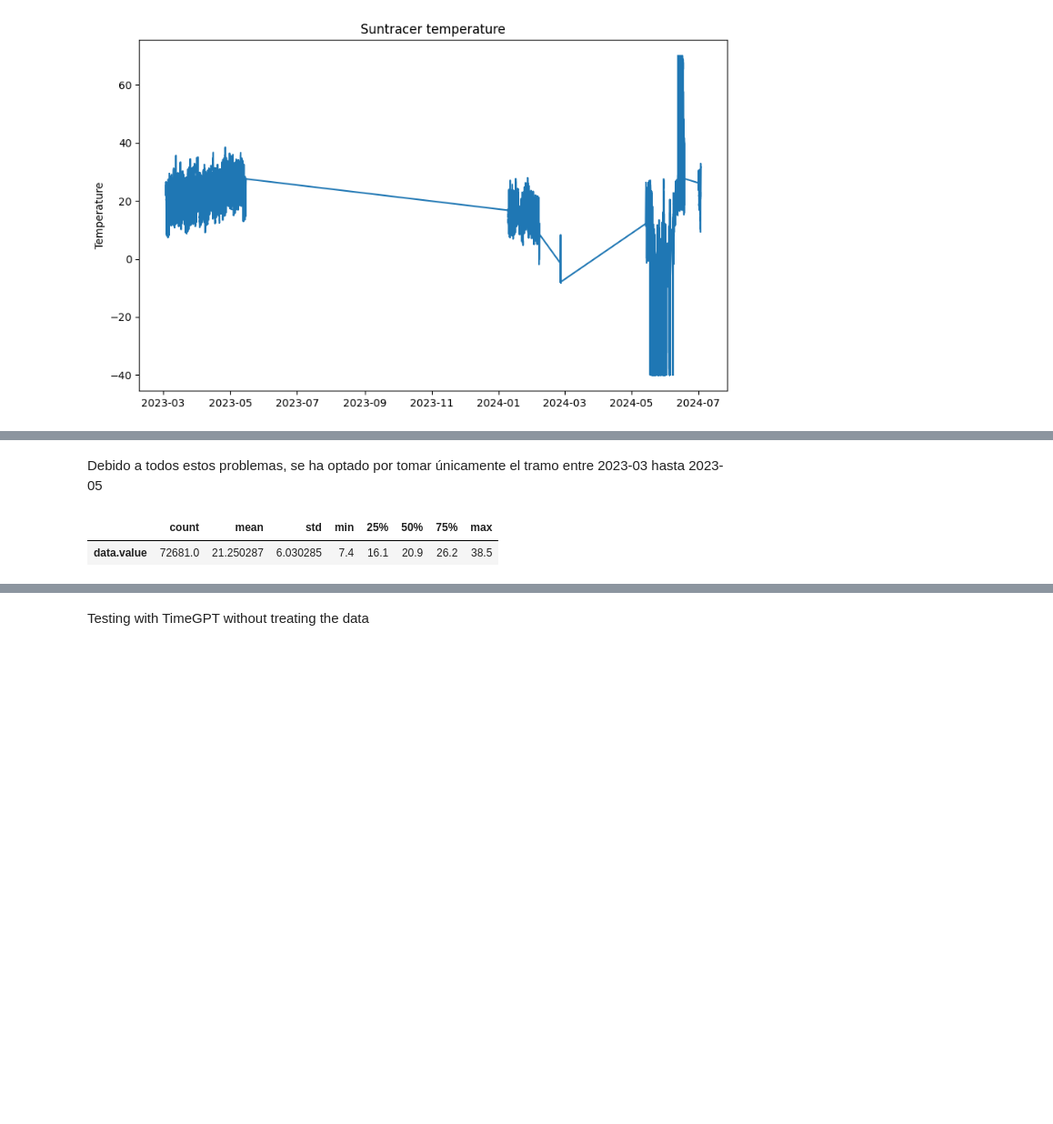
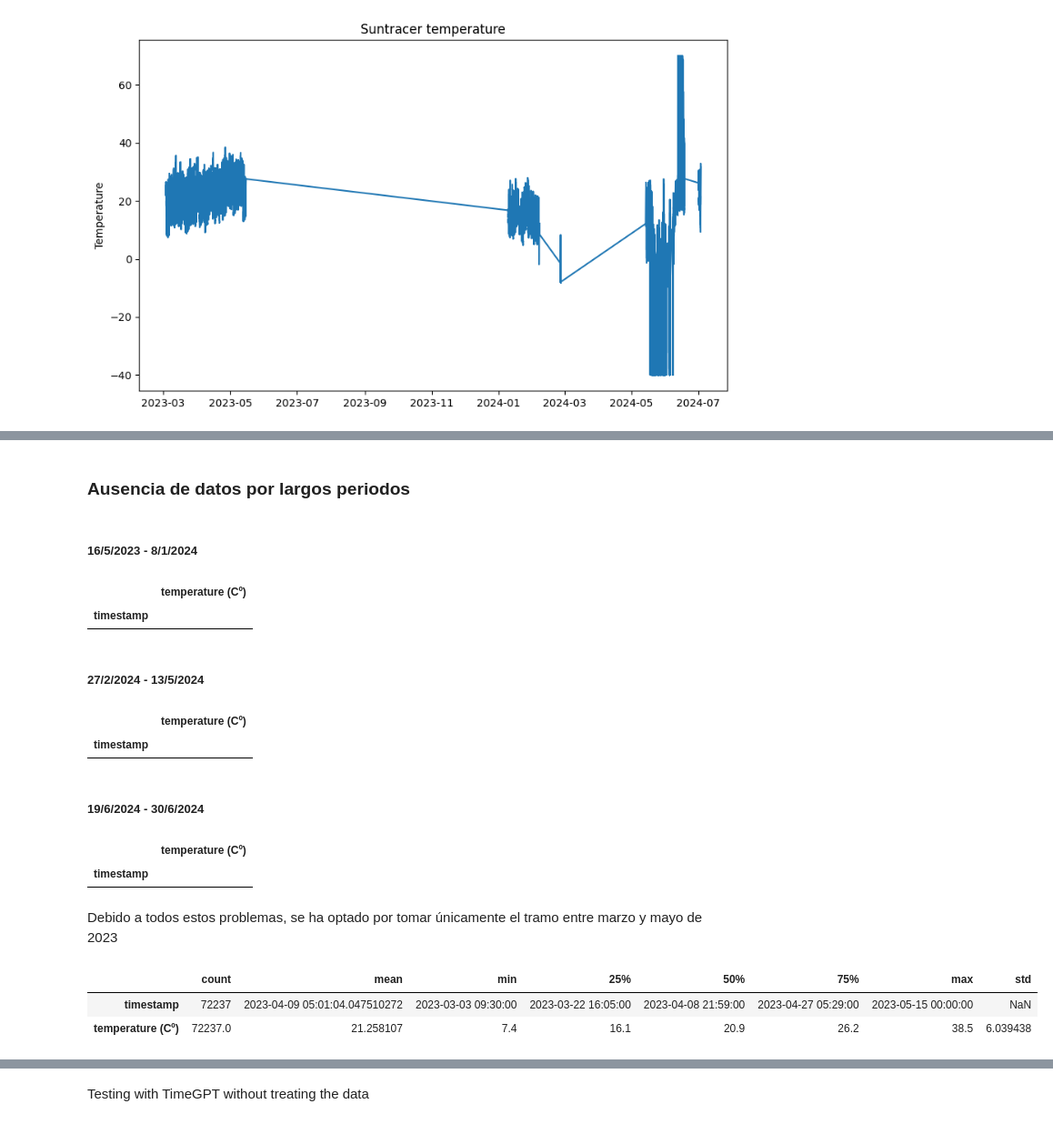
Before and after one commit to icastellsg/TimeSeriesForecastingIA, a Jupyter notebook: testDataSuntracerTemperatura.ipynb, the cells around one changed output, grey strips where cells are left out. Shown at 91% size. Cells and saved outputs as stored; diff of their text form; code cells hidden in the pictures; blank space fills up the shorter version.

```diff
--- a/testDataSuntracerTemperatura.ipynb
+++ b/testDataSuntracerTemperatura.ipynb
@@ -8,11 +21,12 @@ Suntracer temperature data
 # %%
 # Load the data
-data = pd.read_csv('wot-data-db.interactions-datas_suntracer_temperature.csv')
+data = pd.read_csv('data/wot-data-db.interactions-datas_suntracer_temperature.csv')
+data['timestamp'] = pd.to_datetime(data['timestamp']).dt.round("min").dt.tz_localize(None)
+#Rename the column of data value to temperature
+data.rename(columns = {'data.value':'temperature (Cº)'}, inplace = True)
 
-data['timestamp'] = pd.to_datetime(data['timestamp'])
-data = data.set_index('timestamp')
+df = data[['timestamp', 'temperature (Cº)']]
 
-df = data[['data.value']]
 
 df.head(15)
 # %% [output]
@@ -118,0 +72,2 @@ df.describe().transpose()
+# %% [markdown]
+### Ausencia de datos por largos periodos
@@ -119,11 +78,37 @@ df.describe().transpose()
+# %% [markdown]
+##### 16/5/2023 - 8/1/2024
+# %%
+missing_6_months = test_missing_data['2023-05-16':'2024-01-08']
+missing_6_months.head()
+# %% [output]
+|  | temperature (Cº) |
+| timestamp |  |
+# %% [markdown]
+##### 27/2/2024 - 13/5/2024
+# %%
+missing_3_months = test_missing_data['2024-02-27':'2024-05-13']
+missing_3_months.head()
+# %% [output]
+|  | temperature (Cº) |
+| timestamp |  |
+# %% [markdown]
+##### 19/6/2024 - 30/6/2024
+# %%
+# Check for data between 2024-06-18 and 2024-07-01 to prove the missing values and values are taken weirdly
+missing_actual = test_missing_data['2024-06-19':'2024-06-30']
+missing_actual.head()
+# %% [output]
+|  | temperature (Cº) |
+| timestamp |  |
 # %% [markdown]
-Debido a todos estos problemas, se ha optado por tomar únicamente el tramo entre 2023-03 hasta 2023-05
+Debido a todos estos problemas, se ha optado por tomar únicamente el tramo entre marzo y mayo de 2023
 # %%
-reduced_df = df['2023-03-01':'2023-05-15']
+reduced_df = df[(df['timestamp'] >= '2023-03-01') & (df['timestamp'] <= '2023-05-15')]
 reduced_df.describe().transpose()
 # %% [output]
-|  | count | mean | std | min | 25% | 50% | 75% | max |
-| data.value | 72681.0 | 21.250287 | 6.030285 | 7.4 | 16.1 | 20.9 | 26.2 | 38.5 |
+|  | count | mean | min | 25% | 50% | 75% | max | std |
+| timestamp | 72237 | 2023-04-09 05:01:04.047510272 | 2023-03-03 09:30:00 | 2023-03-22 16:05:00 | 2023-04-08 21:59:00 | 2023-04-27 05:29:00 | 2023-05-15 00:00:00 | NaN |
+| temperature (Cº) | 72237.0 | 21.258107 | 7.4 | 16.1 | 20.9 | 26.2 | 38.5 | 6.039438 |
 # %%
 # Plot the data
 plt.figure(figsize=(10,6))
```
Also changed, not shown: parts of 40 cells of this notebook, 1 other file.
